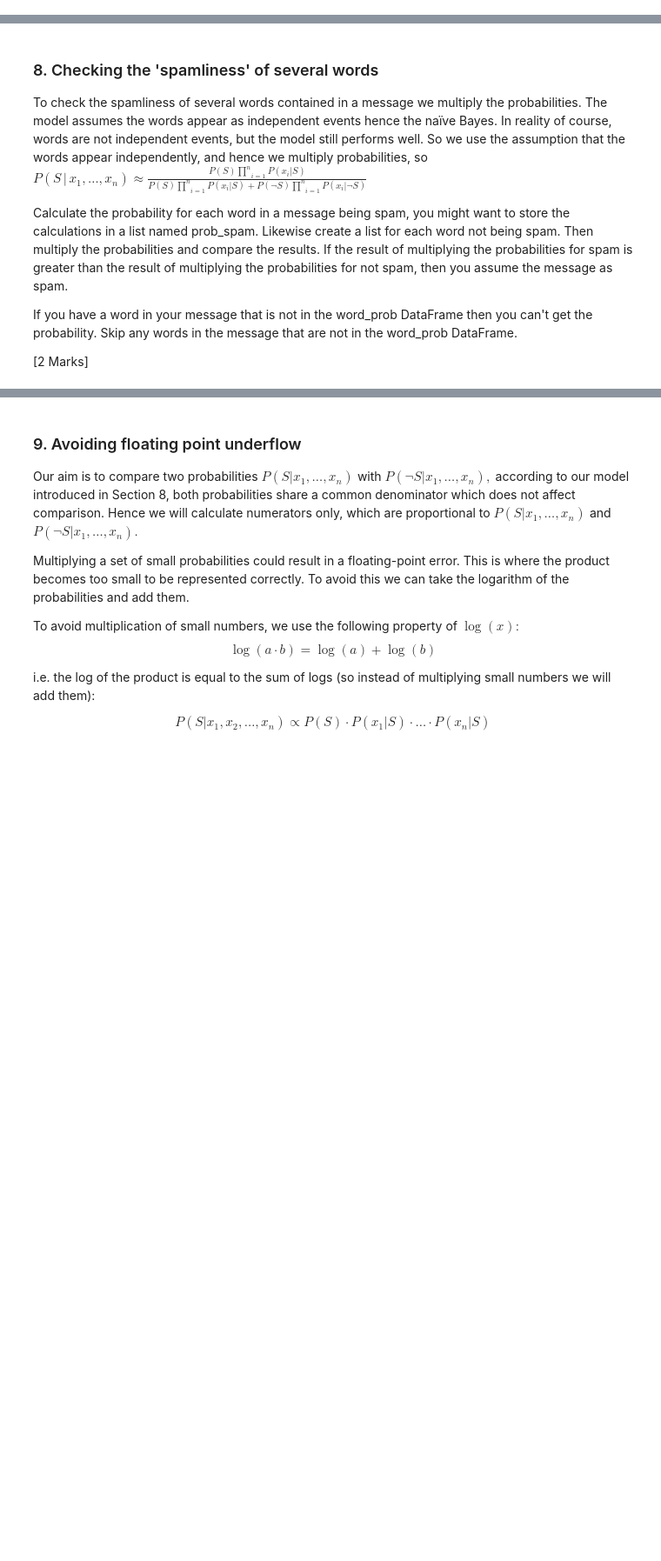
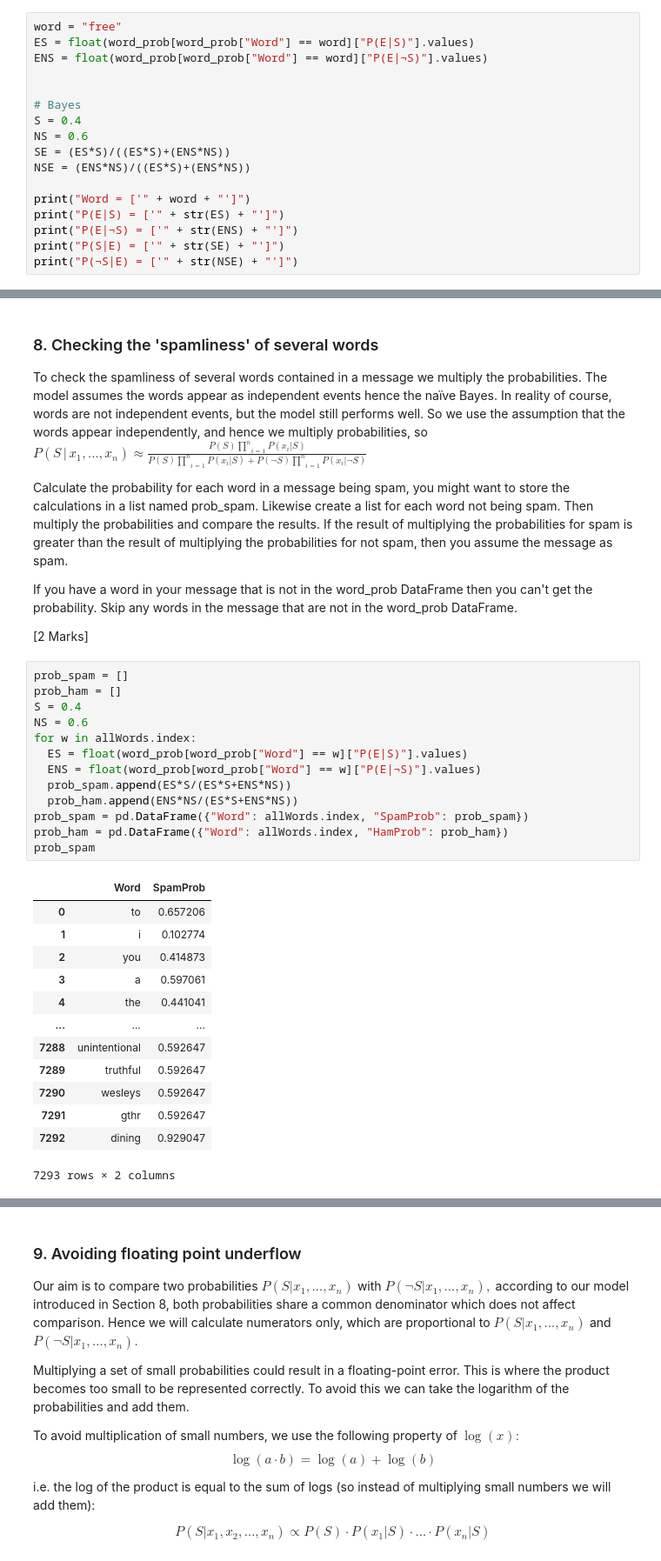
Before and after one commit to StevenChenWaiHo/UoM-Coursework, a Jupyter notebook: Year 1/COMP13212 Data Science/Coursework 2 - Machine Learning/SpamFilter.ipynb, the cells around one changed output, grey strips where cells are left out. Shown: that part at 87% size. Drawn from its saved outputs; the diff is of its cells as text; blank space fills up the shorter version.

```diff
--- a/Year 1/COMP13212 Data Science/Coursework 2 - Machine Learning/SpamFilter.ipynb
+++ b/Year 1/COMP13212 Data Science/Coursework 2 - Machine Learning/SpamFilter.ipynb
@@ -326,3 +385,20 @@ P(¬S|E) = [0.06572423]
 </pre>
 
 <p>[2 Marks]</p>
+# %%
+word = "free"
+ES = float(word_prob[word_prob["Word"] == word]["P(E|S)"].values)
+ENS = float(word_prob[word_prob["Word"] == word]["P(E|¬S)"].values)
+
+
+# Bayes
+S = 0.4
+NS = 0.6
+SE = (ES*S)/((ES*S)+(ENS*NS))
+NSE = (ENS*NS)/((ES*S)+(ENS*NS))
+
+print("Word = ['" + word + "']")
+print("P(E|S) = ['" + str(ES) + "']")
+print("P(E|¬S) = ['" + str(ENS) + "']")
+print("P(S|E) = ['" + str(SE) + "']")
+print("P(¬S|E) = ['" + str(NSE) + "']")
@@ -336,3 +418,30 @@ Then multiply the probabilities and compare the results.  If the result of multi
 </p>
 <p>If you have a word in your message that is not in the word_prob DataFrame then you can't get the probability.  Skip any words in the message that are not in the word_prob DataFrame.</p>
 <p>[2 Marks]</p>
+# %%
+prob_spam = []
+prob_ham = []
+S = 0.4
+NS = 0.6
+for w in allWords.index:
+  ES = float(word_prob[word_prob["Word"] == w]["P(E|S)"].values)
+  ENS = float(word_prob[word_prob["Word"] == w]["P(E|¬S)"].values)
+  prob_spam.append(ES*S/(ES*S+ENS*NS))
+  prob_ham.append(ENS*NS/(ES*S+ENS*NS))
+prob_spam = pd.DataFrame({"Word": allWords.index, "SpamProb": prob_spam})
+prob_ham = pd.DataFrame({"Word": allWords.index, "HamProb": prob_ham})
+prob_spam
+# %% [output]
+|  | Word | SpamProb |
+| 0 | to | 0.657206 |
+| 1 | i | 0.102774 |
+| 2 | you | 0.414873 |
+| 3 | a | 0.597061 |
+| 4 | the | 0.441041 |
+| ... | ... | ... |
+| 7288 | unintentional | 0.592647 |
+| 7289 | truthful | 0.592647 |
+| 7290 | wesleys | 0.592647 |
+| 7291 | gthr | 0.592647 |
+| 7292 | dining | 0.929047 |
+7293 rows × 2 columns
```
Also changed, not shown: parts of 12 cells of this notebook, 2 other files.
